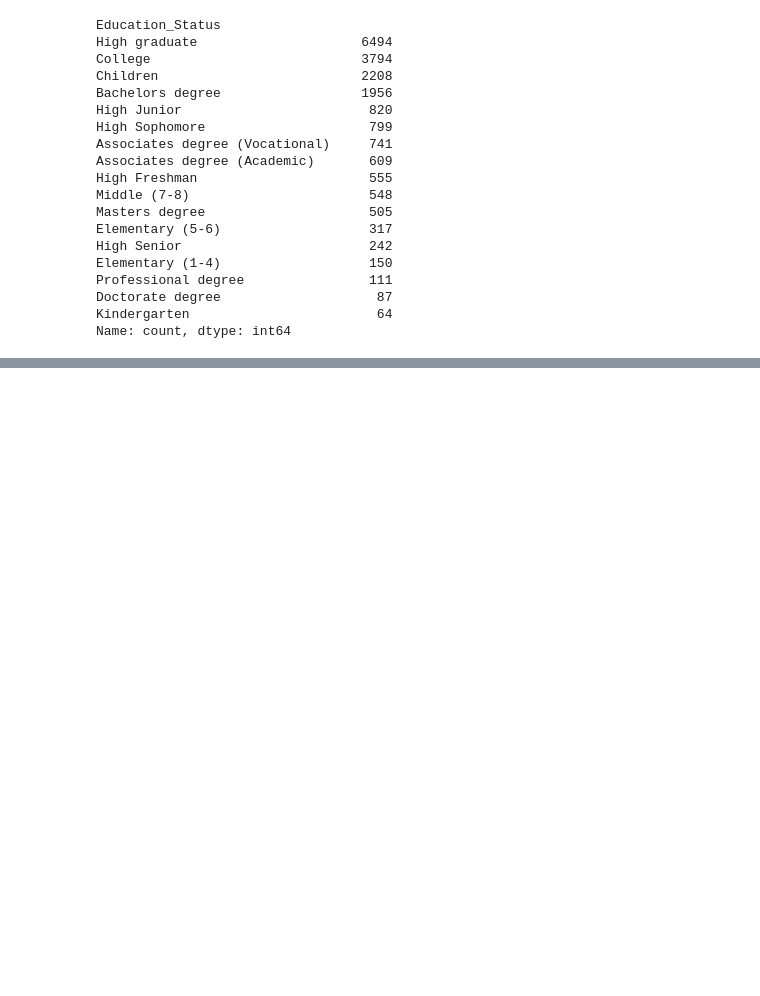
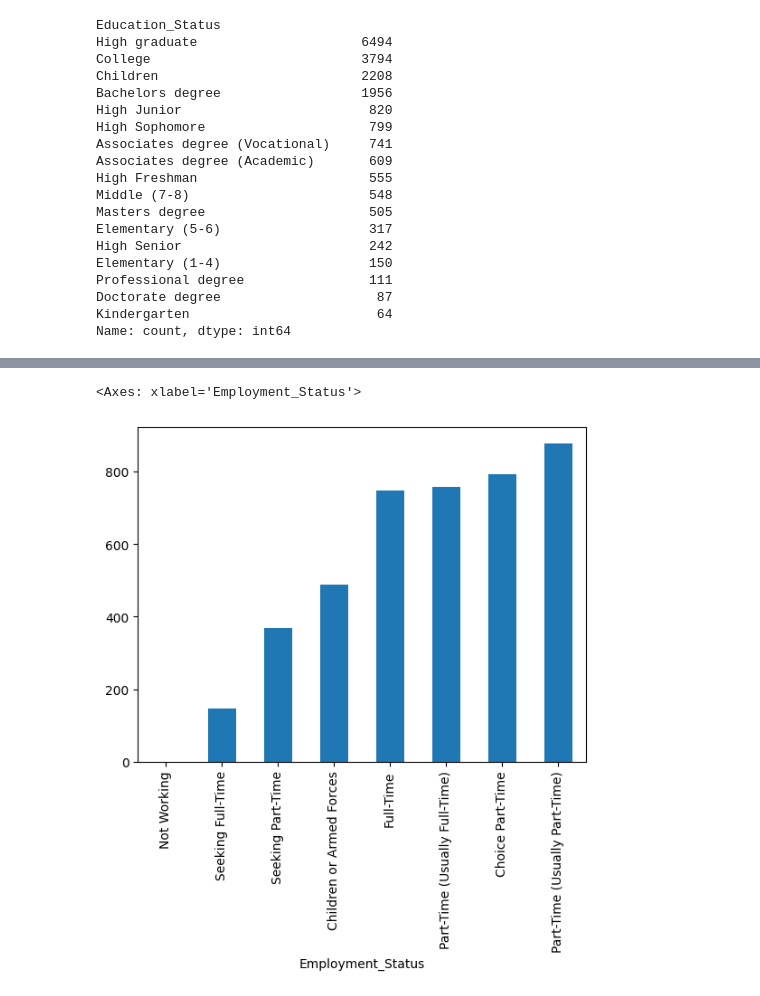
Before and after one commit to Daehee-Park/Dacon, a Jupyter notebook: 236230_Income_prediction/01.ipynb, the cells around one changed output, grey strips where cells are left out. Cells and saved outputs as stored; diff of their text form; code cells hidden in the pictures; blank space fills up the shorter version.

```diff
--- a/236230_Income_prediction/01.ipynb
+++ b/236230_Income_prediction/01.ipynb
@@ -91,0 +128,5 @@ train.groupby('Education_Status')['Income'].mean().sort_values().plot(kind='bar'
+# %%
+train.groupby('Employment_Status')['Income'].mean().sort_values().plot(kind='bar')
+# %% [output]
+<Axes: xlabel='Employment_Status'>
+[figure, added]
```
Also changed, not shown: parts of 11 cells of this notebook.
